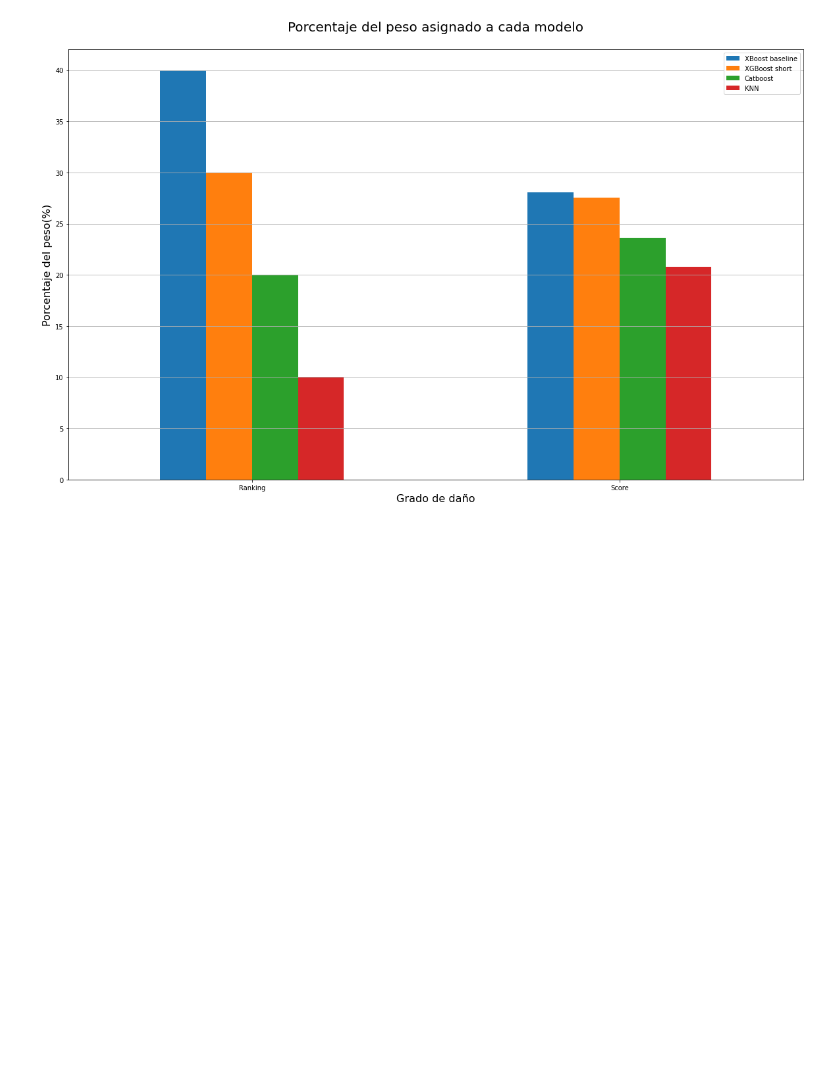
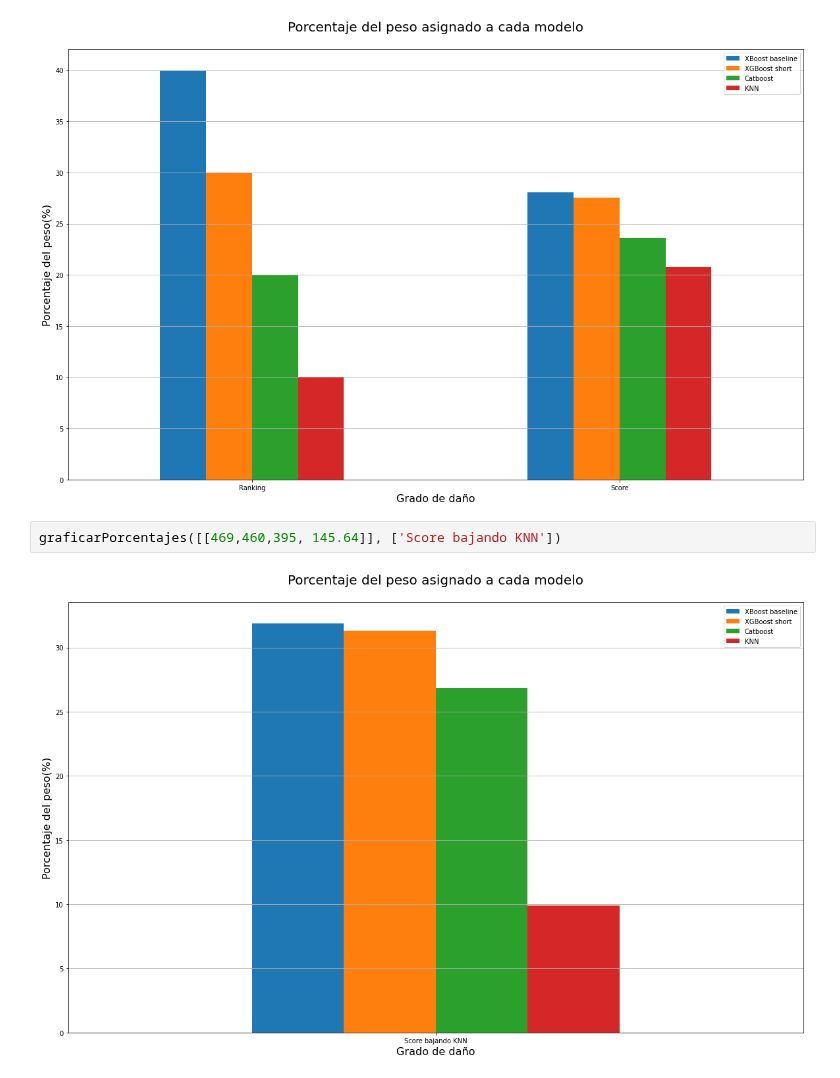
Before and after one commit to GuidoBergman/Datos---TP2-, a Jupyter notebook: Analisis Pesos.ipynb, the cells around one changed output. Cells and saved outputs as stored; diff of their text form; blank space fills up the shorter version.

```diff
--- a/Analisis Pesos.ipynb
+++ b/Analisis Pesos.ipynb
@@ -25,3 +25,7 @@ def graficarPorcentajes(pesos, titulos):
 graficarPorcentajes([[4,3,2,1],[469,460,395, 348]], ["Ranking", 'Score'])
 # %% [output]
 [figure]
+# %%
+graficarPorcentajes([[469,460,395, 145.64]], ['Score bajando KNN'])
+# %% [output]
+[figure, added]
```
Also changed, not shown: parts of 1 cell of this notebook, 2 other files.
